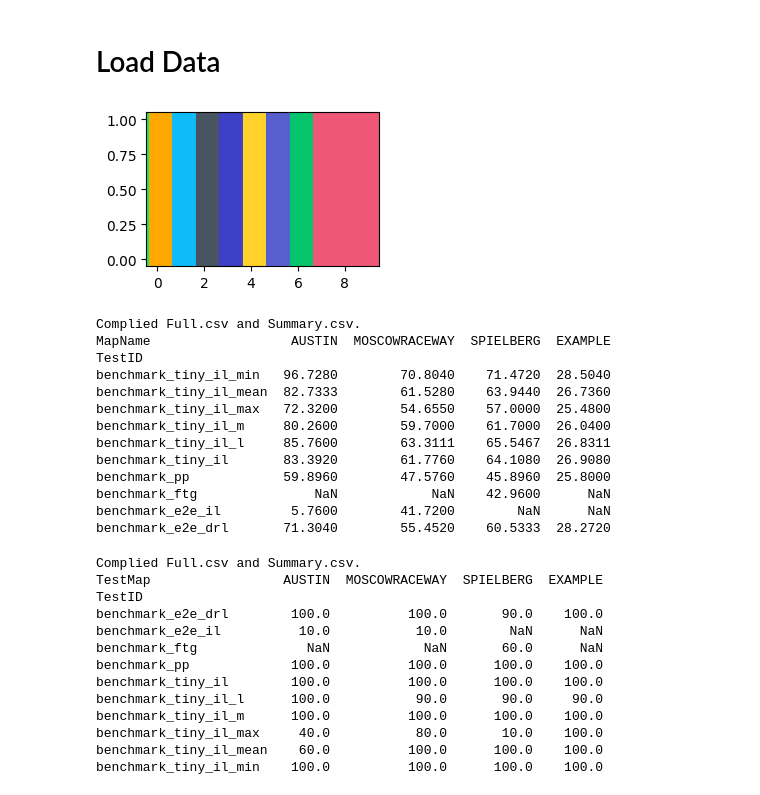
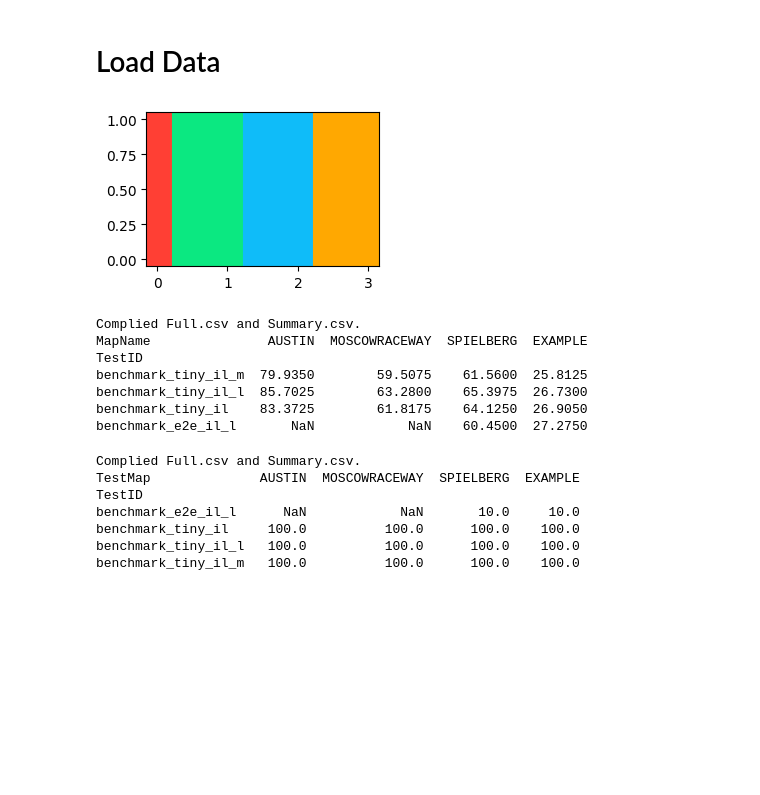
Before and after one commit to zarrar1607/TinyLidarNet, a Jupyter notebook: Benchmark/f1tenth_benchmarks/benchmark_results/tiny_notebook.ipynb, the cells around one changed output. Drawn from its saved outputs; the diff is of its cells as text; code cells hidden in the pictures; blank space fills up the shorter version.

```diff
--- a/Benchmark/f1tenth_benchmarks/benchmark_results/tiny_notebook.ipynb
+++ b/Benchmark/f1tenth_benchmarks/benchmark_results/tiny_notebook.ipynb
@@ -48,41 +48,50 @@ Complied Full.csv and Summary.csv.
 # %%
 planners = ['GlobalPlanPP', "FollowTheGap", "EndToEnd",  "EndToEnd",  "TinyLidarNet", "TinyLidarNet", "TinyLidarNet", "TinyLidarNet", "TinyLidarNet", "TinyLidarNet"]
 #planners = ['GlobalPlanPP', "GlobalPlanMPCC", "EndToEnd", "TinyLidarNet"]
-planners = ['GlobalPlanPP', "FollowTheGap", "EndToEnd",  "EndToEnd",  "TinyLidarNet", "TinyLidarNet", "TinyLidarNet", "TinyLidarNet", "TinyLidarNet", "TinyLidarNet"]
-
+planners = ['GlobalPlanPP', "FollowTheGap", "EndToEnd",  "EndToEnd",  "TinyLidarNet", "TinyLidarNet", "TinyLidarNet", "TinyLidarNet", "TinyLidarNet", "TinyLidarNet", "TinyLidarNet"]
+planners = ["EndToEnd",  "TinyLidarNet", "TinyLidarNet", "TinyLidarNet", "TinyLidarNet", "TinyLidarNet", "TinyLidarNet", "TinyLidarNet"]
+planners = ["EndToEnd",  "TinyLidarNet", "TinyLidarNet", "TinyLidarNet"]#, "TinyLidarNet"]
+#planners = ["EndToEnd",  "EndToEnd", "EndToEnd", "EndToEnd"]
 # test_ids = ["benchmark"] * 4
 test_ids = ["benchmark_pp", "benchmark_ftg", "benchmark_e2e_il", "benchmark_e2e_drl", "benchmark_tiny_il", "benchmark_tiny_il_m", "benchmark_tiny_il_l", "benchmark_tiny_il_mean", "benchmark_tiny_il_min", "benchmark_tiny_il_max"]
-
-#test_ids = ["mu90_steps4", "mu90_steps4", "benchmark_drl", "benchmark_tinylidar"]
+test_ids = ["benchmark_e2e_il_l", "benchmark_tiny_il", "benchmark_tiny_il_m", "benchmark_tiny_il_l"]#, "benchmark_tiny_il_temporal", "benchmark_tiny_il_birdeye"]#, "benchmark_tiny_il_mean", "benchmark_tiny_il_min", "benchmark_tiny_il_max"]
+# test_ids = ["benchmark_e2e_il_l", "benchmark_tiny_il_m", "benchmark_tiny_il_mean", "benchmark_tiny_il_min", "benchmark_tiny_il_max"]
+# test_ids = ["benchmark_e2e_il", "benchmark_e2e_il_m", "benchmark_e2e_il_l", "benchmark_e2e_il_128", "benchmark_tiny_il_m"]
 
 
 neat_planner_names = [
-    "Opti. & tracking",
-    "Follow-the-Gap",
-    "MLP256(IL)",
-    "MLP256(DRL)",
+    #"Opti. & tracking",
+    #"Follow-the-Gap",
+    # r"MLP256$^s$",
+    # r"MLP256$^m$",
+    r"MLP256$^l$",
+    # "MLP128",
+    #"MLP256(DRL)",
     r"TinyLidarNet$^s$",
     r"TinyLidarNet$^m$",
     r"TinyLidarNet$^l$",
-    r"TinyLidarNet$^s$$_{mean}$",
-    r"TinyLidarNet$^s$$_{min}$",
-    r"TinyLidarNet$^s$$_{max}$",
+    # r"TinyLidarNet$^temporal$",
+    # r"TinyLidarNet$^birdeye$",
+    #r"TinyLidarNet$^s$$_{mean}$",
+    #r"TinyLidarNet$^s$$_{min}$",
+    #r"TinyLidarNet$^s$$_{max}$",
     #'TinyLidarNet(DRL)'
 ]
 
 
 
 n_planners = len(planners)
 map_list = ["example","MoscowRaceway", "Austin", "YasMarina", "Spielberg", "Oschersleben"]
 
 #planner_colors = [chrome_yellow, lighter_purple]
-planner_colors = [red_orange,   minty_green, chrome_yellow, disco_ball, good_grey, free_speech,   vibe_yellow, periwinkle, sweedish_green, high_pink,]
+planner_colors = [red_orange,   minty_green, disco_ball, chrome_yellow,  good_grey, free_speech,   vibe_yellow, periwinkle, sweedish_green, high_pink,]
+#planner_colors = [red_orange,   minty_green, chrome_yellow, disco_ball, good_grey, free_speech,   vibe_yellow]
 
 plt.figure(figsize=(3, 2))
 for i in range(n_planners):
     plt.plot([i, i], [0, 1], color=planner_colors[i], linewidth=80)
 # %% [output]
-[figure, old version]
+[figure, new version]
 # %%
 process_data()
 
@@ -103,18 +112,12 @@ print(times_df)
 times_df.to_latex(f"{save_path}benchmark_laptimes.tex", float_format="%.2f")
 # %% [output]
 Complied Full.csv and Summary.csv.
-MapName                  AUSTIN  MOSCOWRACEWAY  SPIELBERG  EXAMPLE
+MapName               AUSTIN  MOSCOWRACEWAY  SPIELBERG  EXAMPLE
 TestID
-benchmark_tiny_il_min   96.7280        70.8040    71.4720  28.5040
-benchmark_tiny_il_mean  82.7333        61.5280    63.9440  26.7360
-benchmark_tiny_il_max   72.3200        54.6550    57.0000  25.4800
-benchmark_tiny_il_m     80.2600        59.7000    61.7000  26.0400
-benchmark_tiny_il_l     85.7600        63.3111    65.5467  26.8311
-benchmark_tiny_il       83.3920        61.7760    64.1080  26.9080
-benchmark_pp            59.8960        47.5760    45.8960  25.8000
-benchmark_ftg               NaN            NaN    42.9600      NaN
-benchmark_e2e_il         5.7600        41.7200        NaN      NaN
-benchmark_e2e_drl       71.3040        55.4520    60.5333  28.2720
+benchmark_tiny_il_m  79.9350        59.5075    61.5600  25.8125
+benchmark_tiny_il_l  85.7025        63.2800    65.3975  26.7300
+benchmark_tiny_il    83.3725        61.8175    64.1250  26.9050
+benchmark_e2e_il_l       NaN            NaN    60.4500  27.2750
 # %%
 process_data()
 
@@ -147,15 +150,9 @@ complete_percentage = complete_percentage[['AUSTIN', 'MOSCOWRACEWAY', 'SPIELBERG
 print(complete_percentage)
 # %% [output]
 Complied Full.csv and Summary.csv.
-TestMap                 AUSTIN  MOSCOWRACEWAY  SPIELBERG  EXAMPLE
+TestMap              AUSTIN  MOSCOWRACEWAY  SPIELBERG  EXAMPLE
 TestID
-benchmark_e2e_drl        100.0          100.0       90.0    100.0
-benchmark_e2e_il          10.0           10.0        NaN      NaN
-benchmark_ftg              NaN            NaN       60.0      NaN
-benchmark_pp             100.0          100.0      100.0    100.0
-benchmark_tiny_il        100.0          100.0      100.0    100.0
-benchmark_tiny_il_l      100.0           90.0       90.0     90.0
-benchmark_tiny_il_m      100.0          100.0      100.0    100.0
-benchmark_tiny_il_max     40.0           80.0       10.0    100.0
-benchmark_tiny_il_mean    60.0          100.0      100.0    100.0
-benchmark_tiny_il_min    100.0          100.0      100.0    100.0
+benchmark_e2e_il_l      NaN            NaN       10.0     10.0
+benchmark_tiny_il     100.0          100.0      100.0    100.0
+benchmark_tiny_il_l   100.0          100.0      100.0    100.0
+benchmark_tiny_il_m   100.0          100.0      100.0    100.0
```
Also changed, not shown: parts of 15 cells of this notebook, 38 other files.
